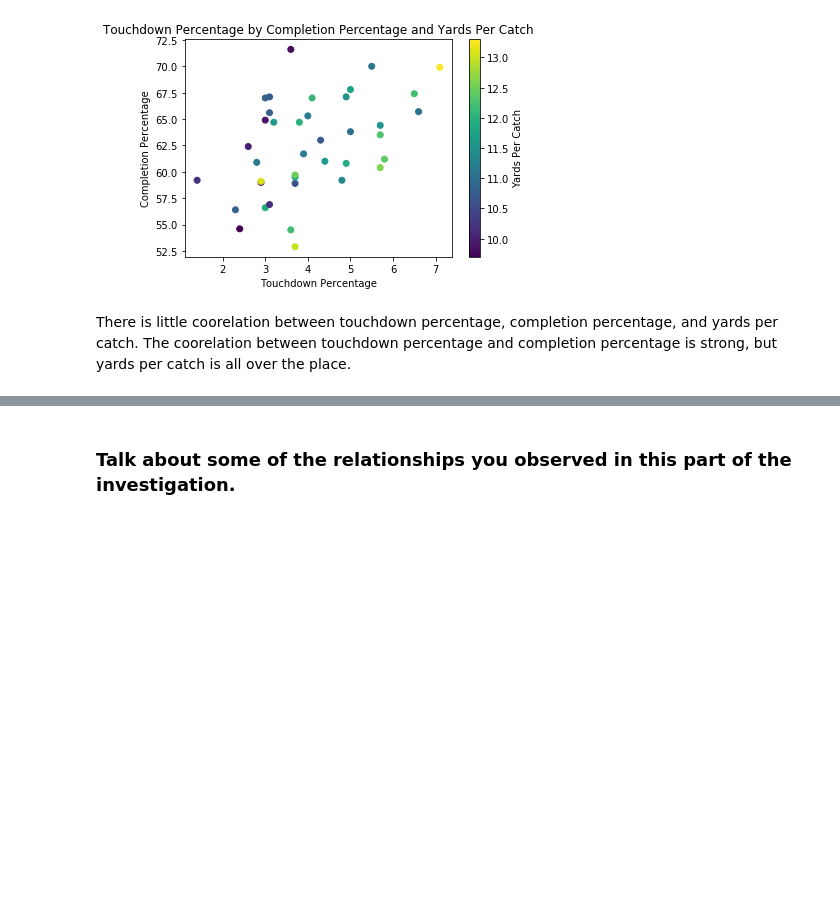
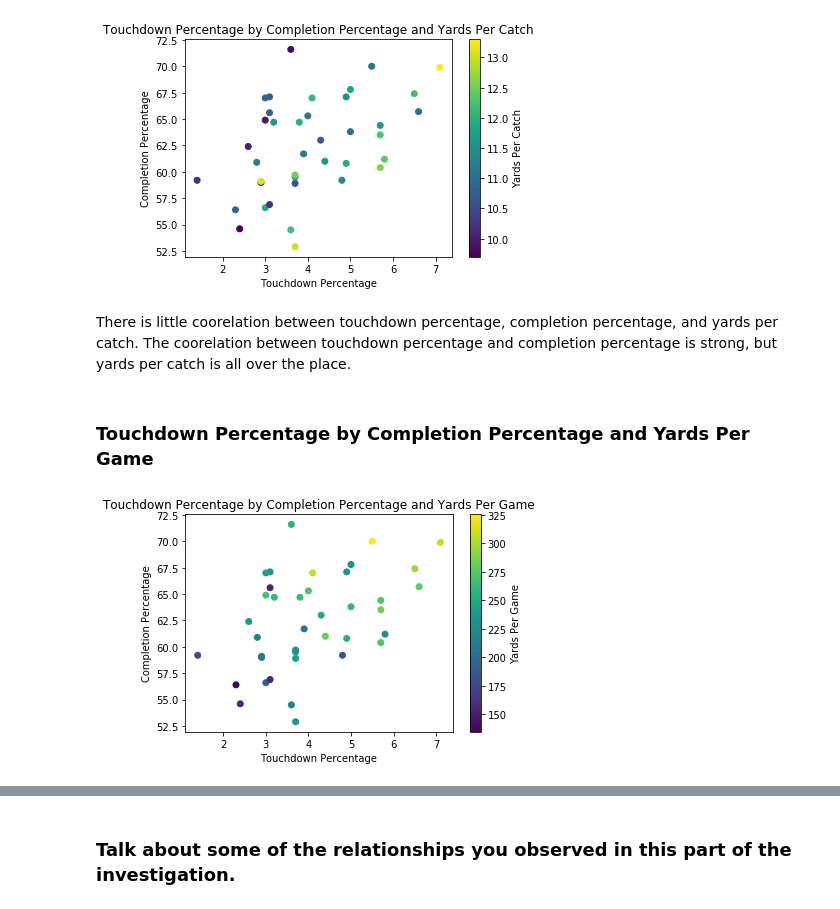
Before and after one commit to ChristopherSJames/Quarterback-Point-Analysis-2016, a Jupyter notebook: qb_point_analysis.ipynb, the cells around one changed output, grey strips where cells are left out. Saved outputs shown, nothing was run; the diff lists cells and outputs as text; code cells hidden in the pictures; blank space fills up the shorter version.

```diff
--- a/qb_point_analysis.ipynb
+++ b/qb_point_analysis.ipynb
@@ -135,8 +135,8 @@ def run_merge(row):
     run_td_list.append(df_run.loc[row['Tm']]['Rushing_TDs'])
 
 df.apply(run_merge, axis = 1)
-df['Rushing_Yards'] = run_yds_list
-df['Rushing_TDs'] = run_td_list
+df['Tm_Rushing_Yds'] = run_yds_list
+df['Tm_Rushing_TDs'] = run_td_list
 # %%
 df.head()
 # %% [output]
@@ -461,3 +461,15 @@ cbar.set_label('Yards Per Catch')
 [figure]
 # %% [markdown]
 There is little coorelation between touchdown percentage, completion percentage, and yards per catch. The coorelation between touchdown percentage and completion percentage is strong, but yards per catch is all over the place.
+# %% [markdown]
+### Touchdown Percentage by Completion Percentage and Yards Per Game
+# %%
+# Touchdown Percentage by Completion Percentage and Yards Per Game
+plt.scatter(data = df, x = 'TD%', y = 'Cmp%', c = 'Y/G')
+plt.title('Touchdown Percentage by Completion Percentage and Yards Per Game')
+plt.xlabel('Touchdown Percentage')
+plt.ylabel('Completion Percentage')
+cbar = plt.colorbar()
+cbar.set_label('Yards Per Game')
+# %% [output]
+[figure, added]
```
Also changed, not shown: parts of 5 cells of this notebook.
